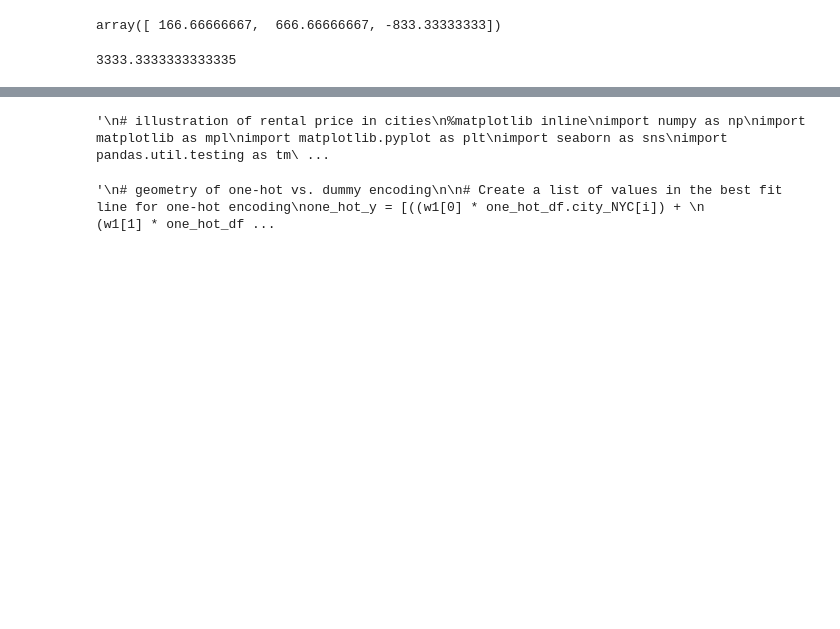
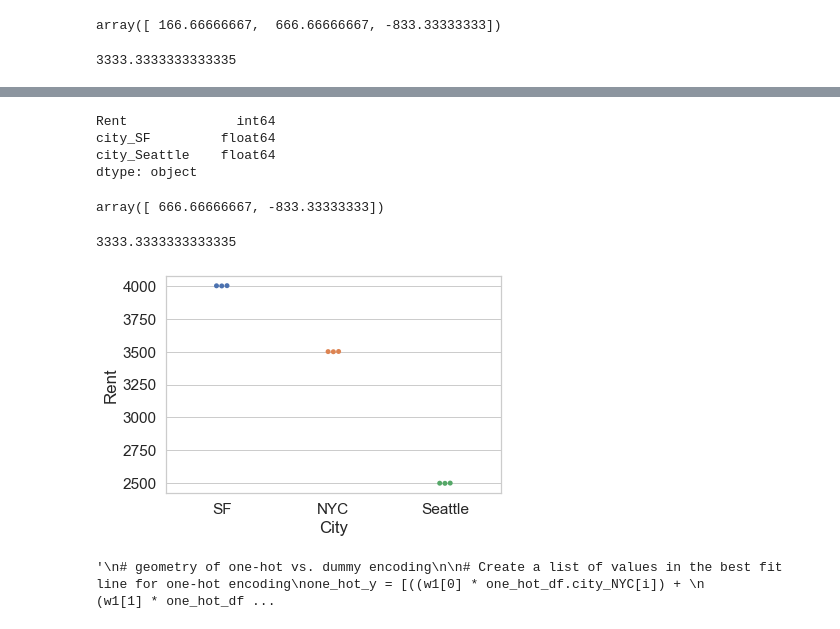
Before and after one commit to rafazamb/DS_PT_ENE21, a Jupyter notebook: 1-Data_Analysis/4-Feature Engineering/4.2 Categóricas/Práctica/1_CategoricalData - clase - Solución.ipynb, the cells around one changed output, grey strips where cells are left out. Cells and saved outputs as stored; diff of their text form; code cells hidden in the pictures; blank space fills up the shorter version.

```diff
--- a/1-Data_Analysis/4-Feature Engineering/4.2 Categóricas/Práctica/1_CategoricalData - clase - Solución.ipynb
+++ b/1-Data_Analysis/4-Feature Engineering/4.2 Categóricas/Práctica/1_CategoricalData - clase - Solución.ipynb
@@ -102,5 +160,21 @@ b1 = lin_reg.intercept_
+# %%
+effect_df.dtypes
+# %% [output]
+Rent              int64
+city_SF         float64
+city_Seattle    float64
+dtype: object
+# %%
+lin_reg.fit(effect_df[['city_SF', 'city_Seattle']], effect_df['Rent'])
+lin_reg.coef_
+# %% [output]
+array([ 666.66666667, -833.33333333])
+# %%
+lin_reg.intercept_
+# %% [output]
+3333.3333333333335
 # %%
-'''
+
 # illustration of rental price in cities
 %matplotlib inline
 import numpy as np
@@ -109,11 +183,10 @@ import matplotlib.pyplot as plt
 import seaborn as sns
 import pandas.util.testing as tm
 sns.set(style="whitegrid", font_scale=1.4, color_codes=True)
-'''
-# %% [output]
-'\n# illustration of rental price in cities\n%matplotlib inline\nimport numpy as np\nimport matplotlib as mpl\nimport matplotlib.pyplot as plt\nimport seaborn as sns\nimport pandas.util.testing as tm\ ...
 # %%
-# sns.swarmplot(x="City", y="Rent", data=df);
+sns.swarmplot(x="City", y="Rent", data=df);
+# %% [output]
+[figure, added]
 # %%
 # print('One-hot encoding weights: ' ,w1, ' and intercept: ', b1)
 # print('Dummy encoding weights: ' ,w2, ' and intercept: ', b2)
```
Also changed, not shown: parts of 9 cells of this notebook.
